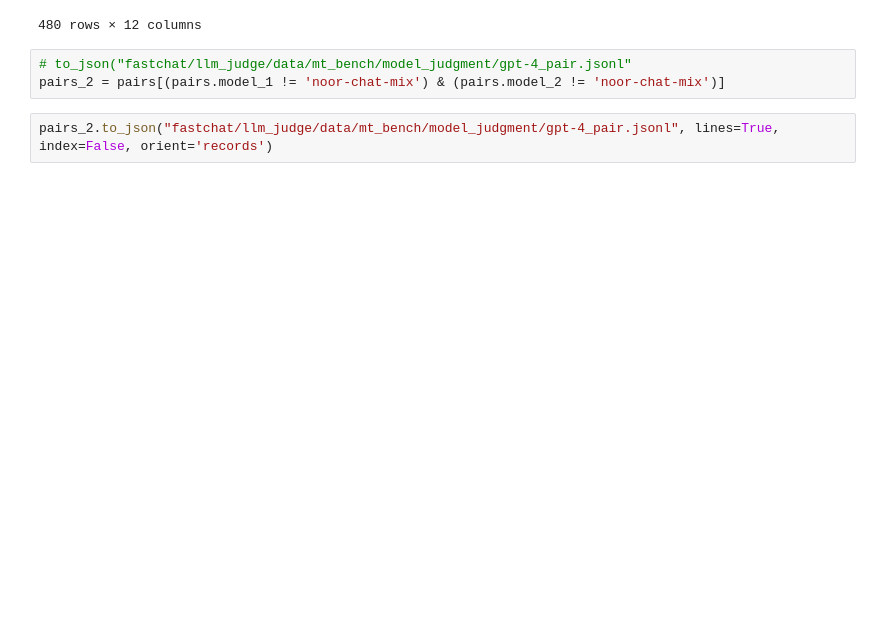
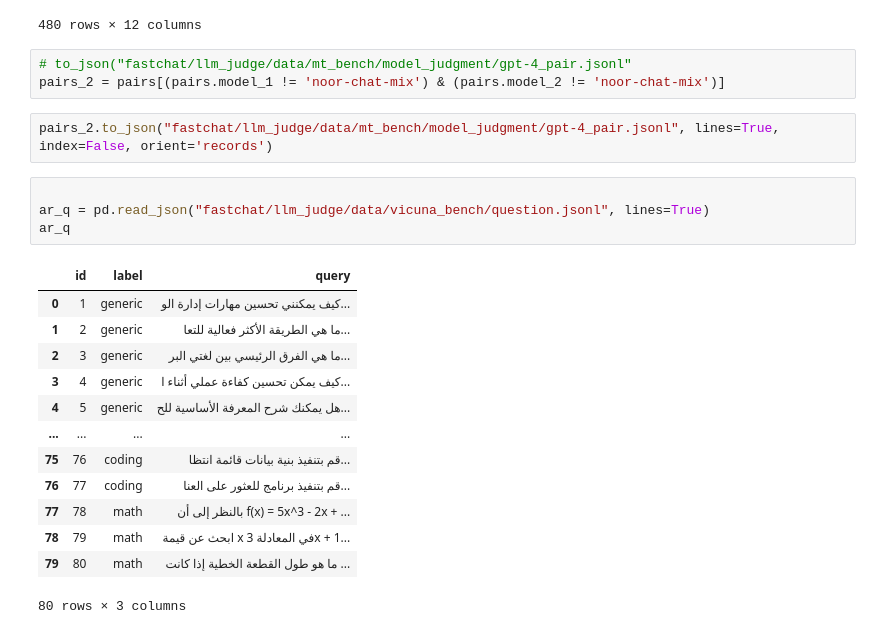
Before and after one commit to kirill-fedyanin/FastChat, a Jupyter notebook: explore.ipynb, the cells around one changed output. Drawn from its saved outputs; the diff is of its cells as text; blank space fills up the shorter version.

```diff
--- a/explore.ipynb
+++ b/explore.ipynb
@@ -499,3 +499,21 @@ pairs = pd.read_json("fastchat/llm_judge/data/mt_bench/model_judgment/gpt-4_pair
 pairs_2 = pairs[(pairs.model_1 != 'noor-chat-mix') & (pairs.model_2 != 'noor-chat-mix')]
 # %%
 pairs_2.to_json("fastchat/llm_judge/data/mt_bench/model_judgment/gpt-4_pair.jsonl", lines=True, index=False, orient='records')
+# %%
+
+ar_q = pd.read_json("fastchat/llm_judge/data/vicuna_bench/question.jsonl", lines=True)
+ar_q
+# %% [output]
+|  | id | label | query |
+| 0 | 1 | generic | كيف يمكنني تحسين مهارات إدارة الو... |
+| 1 | 2 | generic | ما هي الطريقة الأكثر فعالية للتعا... |
+| 2 | 3 | generic | ما هي الفرق الرئيسي بين لغتي البر... |
+| 3 | 4 | generic | كيف يمكن تحسين كفاءة عملي أثناء ا... |
+| 4 | 5 | generic | هل يمكنك شرح المعرفة الأساسية للح... |
+| ... | ... | ... | ... |
+| 75 | 76 | coding | قم بتنفيذ بنية بيانات قائمة انتظا... |
+| 76 | 77 | coding | قم بتنفيذ برنامج للعثور على العنا... |
+| 77 | 78 | math | بالنظر إلى أن f(x) = 5x^3 - 2x + ... |
+| 78 | 79 | math | ابحث عن قيمة x في المعادلة 3x + 1... |
+| 79 | 80 | math | ما هو طول القطعة الخطية إذا كانت ... |
+80 rows × 3 columns
```
Also changed, not shown: parts of 13 cells of this notebook, 4 other files.
